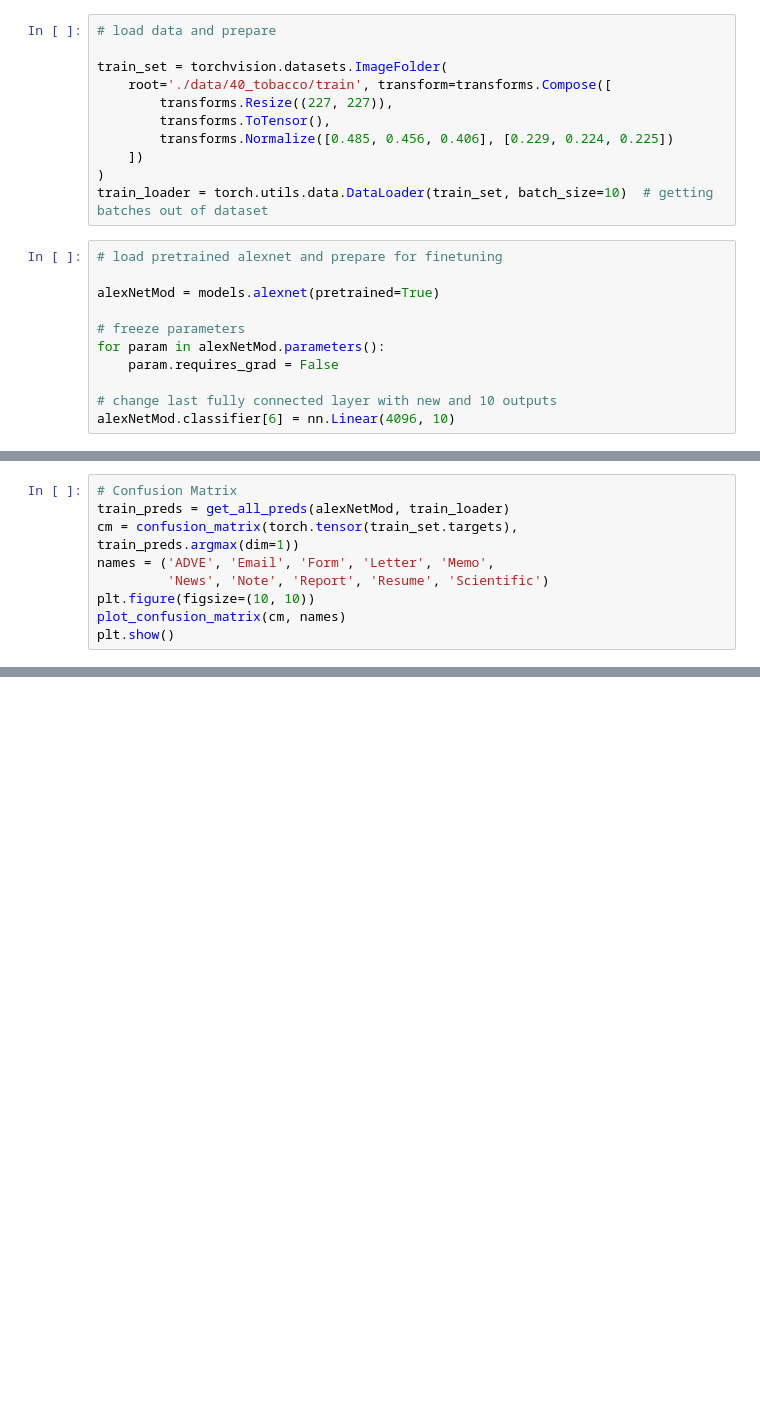
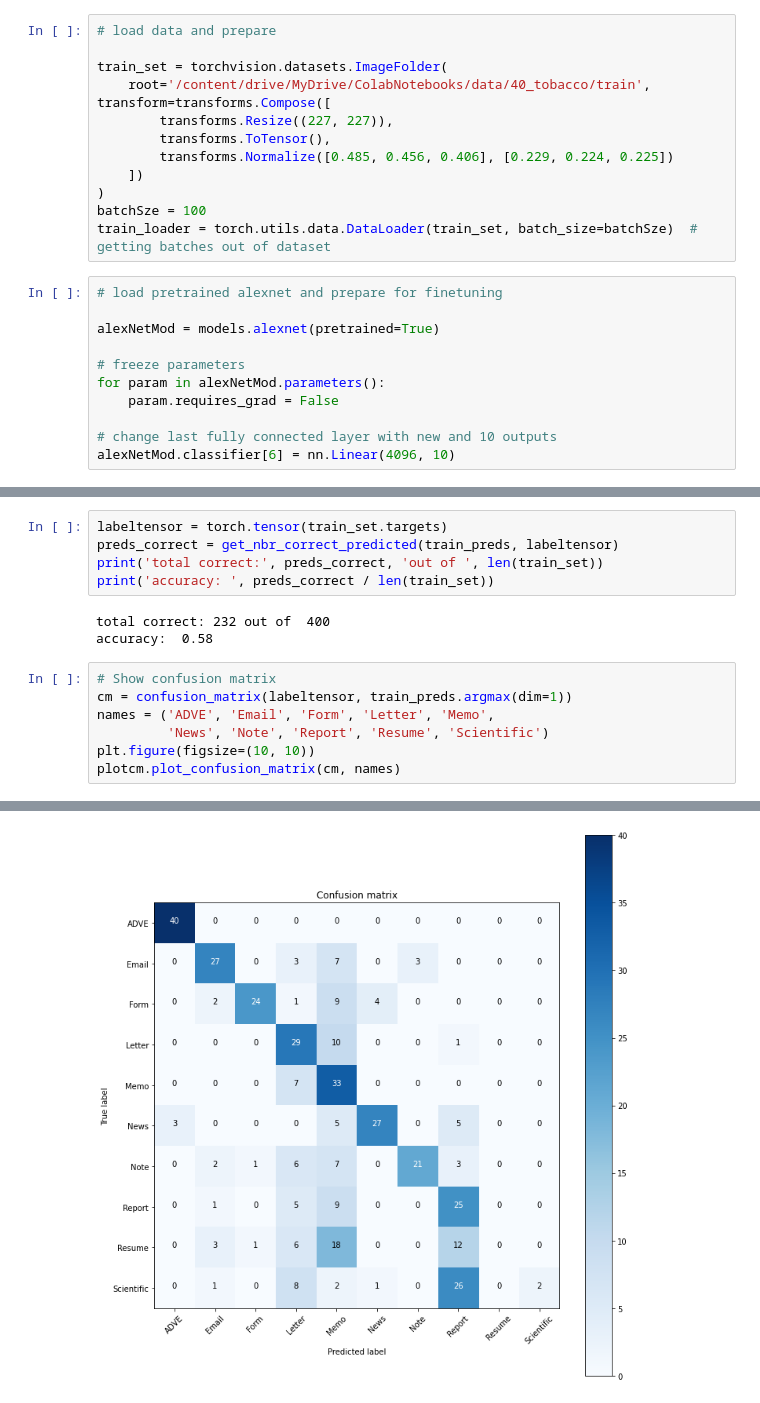
Before and after one commit to JDslay/DCNN, a Jupyter notebook: DCNN.ipynb, the cells around one changed output, grey strips where cells are left out. Drawn from its saved outputs; the diff is of its cells as text; blank space fills up the shorter version.

```diff
--- a/DCNN.ipynb
+++ b/DCNN.ipynb
@@ -33,13 +41,14 @@ def get_nbr_correct_predicted(preds, labels):
 # load data and prepare
 
 train_set = torchvision.datasets.ImageFolder(
-    root='./data/40_tobacco/train', transform=transforms.Compose([
+    root='/content/drive/MyDrive/ColabNotebooks/data/40_tobacco/train', transform=transforms.Compose([
         transforms.Resize((227, 227)),
         transforms.ToTensor(),
         transforms.Normalize([0.485, 0.456, 0.406], [0.229, 0.224, 0.225])
     ])
 )
-train_loader = torch.utils.data.DataLoader(train_set, batch_size=10)  # getting batches out of dataset
+batchSze = 100
+train_loader = torch.utils.data.DataLoader(train_set, batch_size=batchSze)  # getting batches out of dataset
 # %%
 # load pretrained alexnet and prepare for finetuning
 
@@ -77,9 +109,16 @@ print(total_correct/len(train_set))
+# %%
+labeltensor = torch.tensor(train_set.targets)
+preds_correct = get_nbr_correct_predicted(train_preds, labeltensor)
+print('total correct:', preds_correct, 'out of ', len(train_set))
+print('accuracy: ', preds_correct / len(train_set))
+# %% [output]
+total correct: 232 out of  400
+accuracy:  0.58
 # %%
-# Confusion Matrix
-train_preds = get_all_preds(alexNetMod, train_loader)
-cm = confusion_matrix(torch.tensor(train_set.targets), train_preds.argmax(dim=1))
+# Show confusion matrix
+cm = confusion_matrix(labeltensor, train_preds.argmax(dim=1))
 names = ('ADVE', 'Email', 'Form', 'Letter', 'Memo',
          'News', 'Note', 'Report', 'Resume', 'Scientific')
 plt.figure(figsize=(10, 10))
-plot_confusion_matrix(cm, names)
-plt.show()
+plotcm.plot_confusion_matrix(cm, names)
+# %% [output]
@@ -85,0 +136 @@ plt.show()
+[figure, added]
```
Also changed, not shown: parts of 4 cells of this notebook.
